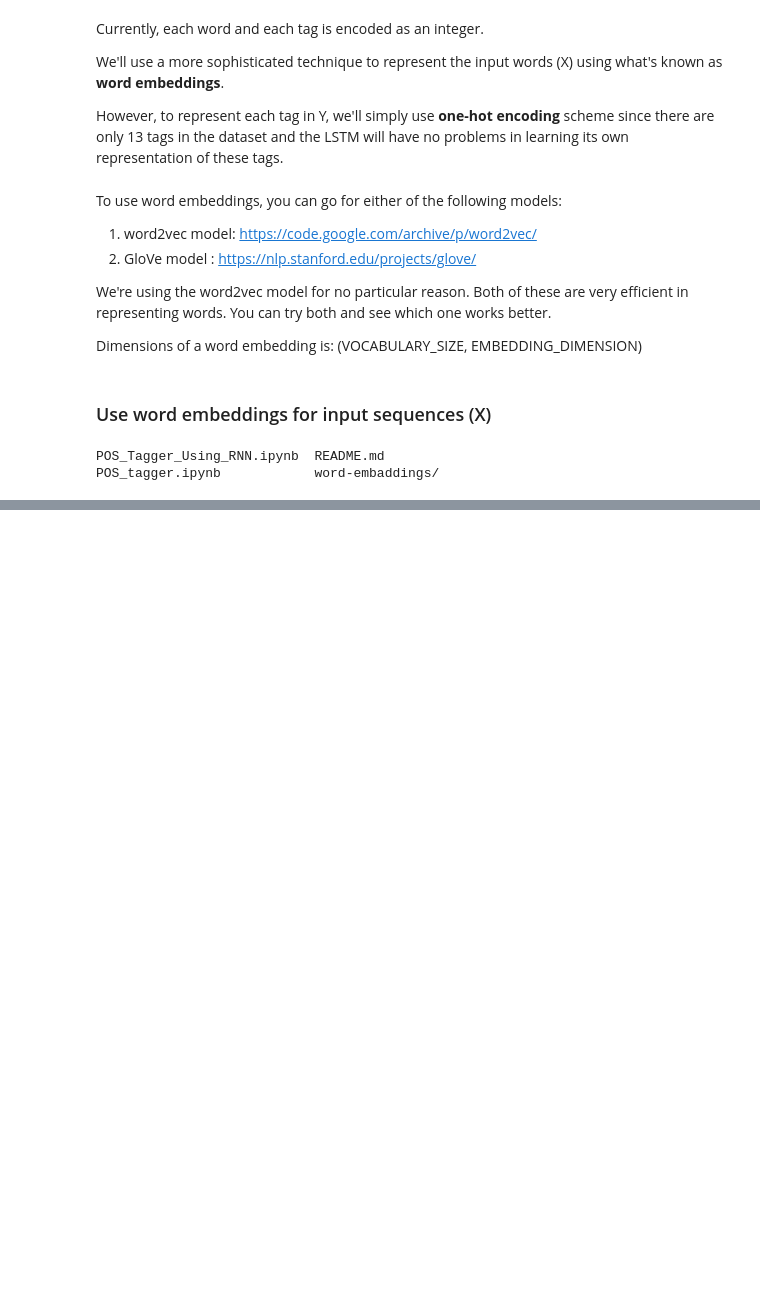
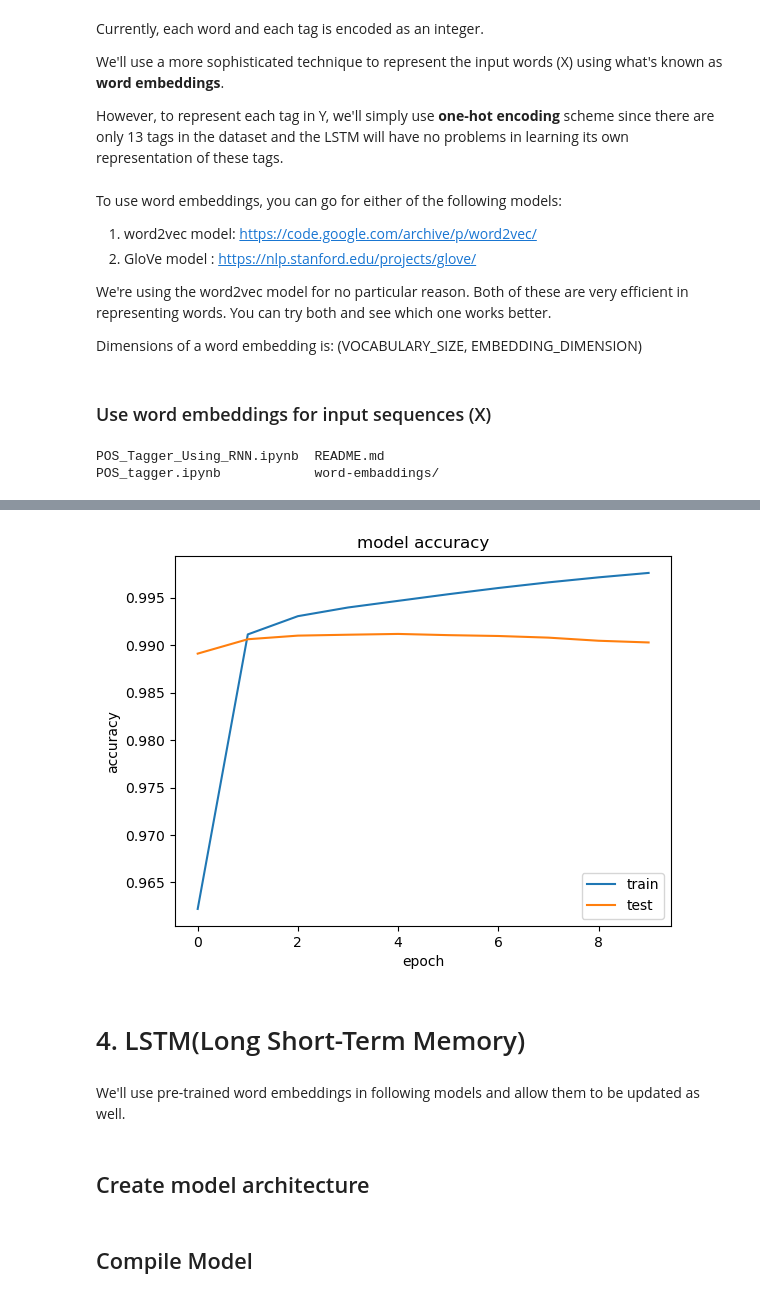
Before and after one commit to RavishankarDuMCA10/RNN, a Jupyter notebook: POS_Tagger_Using_RNN.ipynb, the cells around one changed output, grey strips where cells are left out. Saved outputs shown, nothing was run; the diff lists cells and outputs as text; code cells hidden in the pictures; blank space fills up the shorter version.

```diff
--- a/POS_Tagger_Using_RNN.ipynb
+++ b/POS_Tagger_Using_RNN.ipynb
@@ -333,0 +602,20 @@ for word, index in word2id.items():
+# %%
+# Create architecture
+
+rnn_model = Sequential()
+
+# create embedding layer - usually the first layer in text problems
+rnn_model.add(Embedding(input_dim = VOCABULARY_SIZE,       # vocabulary size - number of unique words in data
+                       output_dim = EMBEDDING_SIZE,        # length of vector with which each word is represented
+                       input_length = MAX_SEQ_LENGTH,      # length of input sequence
+                       weights = [embedding_weights],      # word embedding matrix
+                       trainable = True                   # True - update the embeddings while training
+                       ))
+
+# add an RNN layer which contains 64 RNN cells
+rnn_model.add(SimpleRNN(64,
+                       return_sequences=True              # True - return whole sequence; False - return single output of the end of the sequence
+                       ))
+
+# add time distributed (outputnat each sequence) layer
+rnn_model.add(TimeDistributed(Dense(NUM_CLASSES, activation='softmax')))
@@ -333,0 +624,4 @@ for word, index in word2id.items():
+# %%
+rnn_model.compile(loss      =  'categorical_crossentropy',
+                  optimizer =  'adam',
+                  metrics   =  ['acc'])
@@ -333,0 +650,2 @@ for word, index in word2id.items():
+# %%
+rnn_training = rnn_model.fit(X_train, Y_train, batch_size=128, epochs=10, validation_data=(X_validation, Y_validation))
@@ -333,0 +673,17 @@ for word, index in word2id.items():
+# %%
+# visualise training history
+plt.plot(rnn_training.history['acc'])
+plt.plot(rnn_training.history['val_acc'])
+plt.title('model accuracy')
+plt.ylabel('accuracy')
+plt.xlabel('epoch')
+plt.legend(['train', 'test'], loc="lower right")
+plt.show()
+# %% [output]
+[figure, added]
+# %% [markdown]
+# 4. LSTM(Long Short-Term Memory)
+# %% [markdown]
+We'll use pre-trained word embeddings in following models and allow them to be updated as well.
+# %% [markdown]
+## Create model architecture
@@ -333,0 +703,2 @@ for word, index in word2id.items():
+# %% [markdown]
+## Compile Model
```
Also changed, not shown: parts of 65 cells of this notebook.
